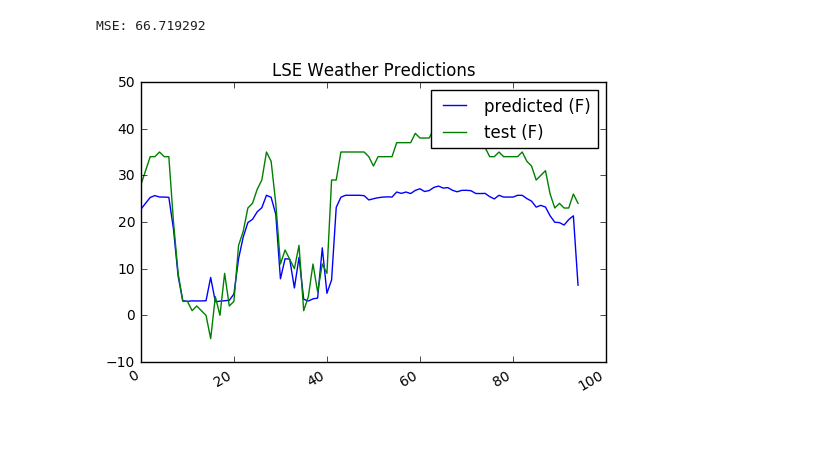
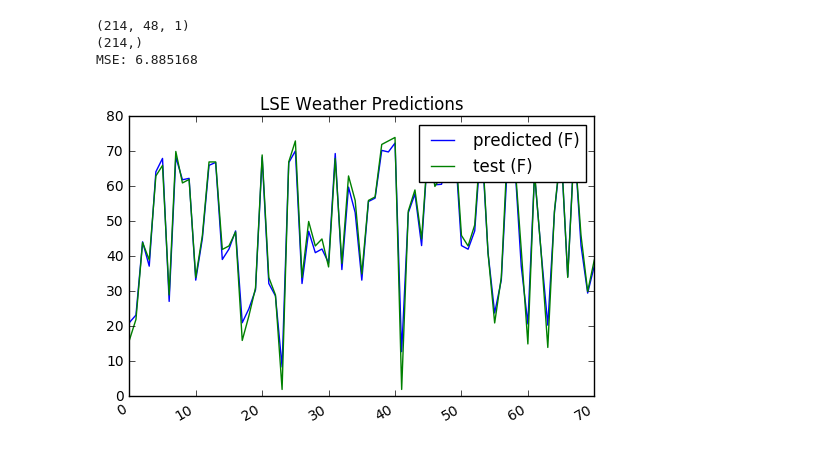
Before and after one commit to influxdata/tensorflow-influxdb, a Jupyter notebook: managing-tensorflow/influxflow.ipynb, the cells around one changed output. Saved outputs shown, nothing was run; the diff lists cells and outputs as text; code cells hidden in the pictures.

```diff
--- a/managing-tensorflow/influxflow.ipynb
+++ b/managing-tensorflow/influxflow.ipynb
@@ -26,50 +29,57 @@ def model(X, y):
     return prediction, loss, train_op
 # %%
 def influx(db, query, column):
-    for res in query_batch(query, limit=11, offset=0, db=db):
+    for res in query_batch(query, limit=49, offset=0, db=db):
         for s in convert(res.raw):
             v = np.array(s.feature_lists.feature_list[column].feature[0].float_list.value, dtype=np.float32)
-            data = np.zeros((10,), dtype=np.float32)
+            data = np.zeros((48,), dtype=np.float32)
             data[:v.shape[0]-1] = v[:v.shape[0]-1]
-            data = np.array(data).reshape([10, -1])
+            data = np.array(data).reshape([48, -1])
             target = np.array(v[-1])
             yield data, target
 # %%
 with tf.Session() as sess:
     db = "tensorflowdb"
-    query = "select wet_bulb_temp from qclcd where wban = '14920' and time > now() - 30d group by wban"
+    query = "select wet_bulb_temp from qclcd where wban = '14920' and time > now() - 365d group by wban"
     column = "column/wet_bulb_temp"
     regressor = tflearn.SKCompat(tflearn.Estimator(model_fn=model))
 
-    inputs = []
-    targets = []
-    for data, target in influx(db, query, column):
-        inputs.append(data)
-        targets.append(target)
+    X = []
+    y = []
+    for x, target in influx(db, query, column):
+        X.append(x)
+        y.append(target)
 
-    inputs = np.array(inputs)
-    targets = np.array(targets)
-    regressor.fit(inputs, targets, batch_size=20, steps=20)
-    predicted = regressor.predict(inputs)
+    X = np.array(X)
+    y = np.array(y)
+    print(X.shape)
+    print(y.shape)
+    X_train, X_test, y_train, y_test = train_test_split(X, y, test_size=0.33, random_state=42)
+    X_train, X_val, y_train, y_val = train_test_split(X_train, y_train, test_size=0.33, random_state=42)
+
+    validation_monitor = tflearn.monitors.ValidationMonitor(X_val, y_val, every_n_steps=100, early_stopping_rounds=100)
+    regressor.fit(X_train, y_train, monitors=[validation_monitor], batch_size=20, steps=1000)
+
+
+    predicted = regressor.predict(X_test)
     #not used in this example but used for seeing deviations
-    rmse = np.sqrt(((predicted - targets) ** 2).mean(axis=0))
+    rmse = np.sqrt(((predicted - y_test) ** 2).mean(axis=0))
 
-    score = mean_squared_error(predicted, targets)
+    score = mean_squared_error(predicted, y_test)
     print ("MSE: %f" % score)
 # %% [output]
-MSE: 66.719292
+(214, 48, 1)
+(214,)
+MSE: 6.885168
 # %%
 fig, ax = plt.subplots(1)
 fig.autofmt_xdate()
 
-predicted_values = predicted.flatten()
-plot_predicted, = ax.plot(predicted_values, label='predicted (F)')
-
-test_values = targets.flatten()
-plot_test, = ax.plot(test_values, label='test (F)')
+plot_predicted, = ax.plot(predicted.flatten(), label='predicted (F)')
+plot_test, = ax.plot(y_test.flatten(), label='test (F)')
 
 plt.title('LSE Weather Predictions')
 plt.legend(handles=[plot_predicted, plot_test])
 plt.show()
 # %% [output]
-[figure, old version]
+[figure, new version]
```
Also changed, not shown: parts of 3 cells of this notebook.
